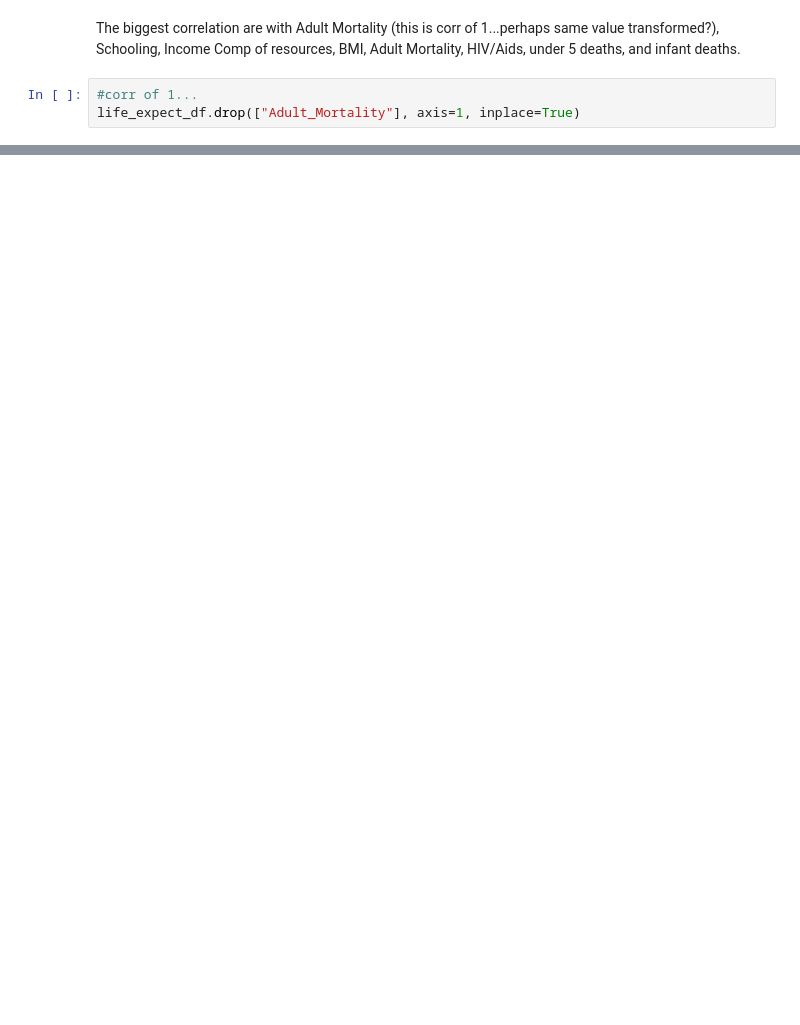
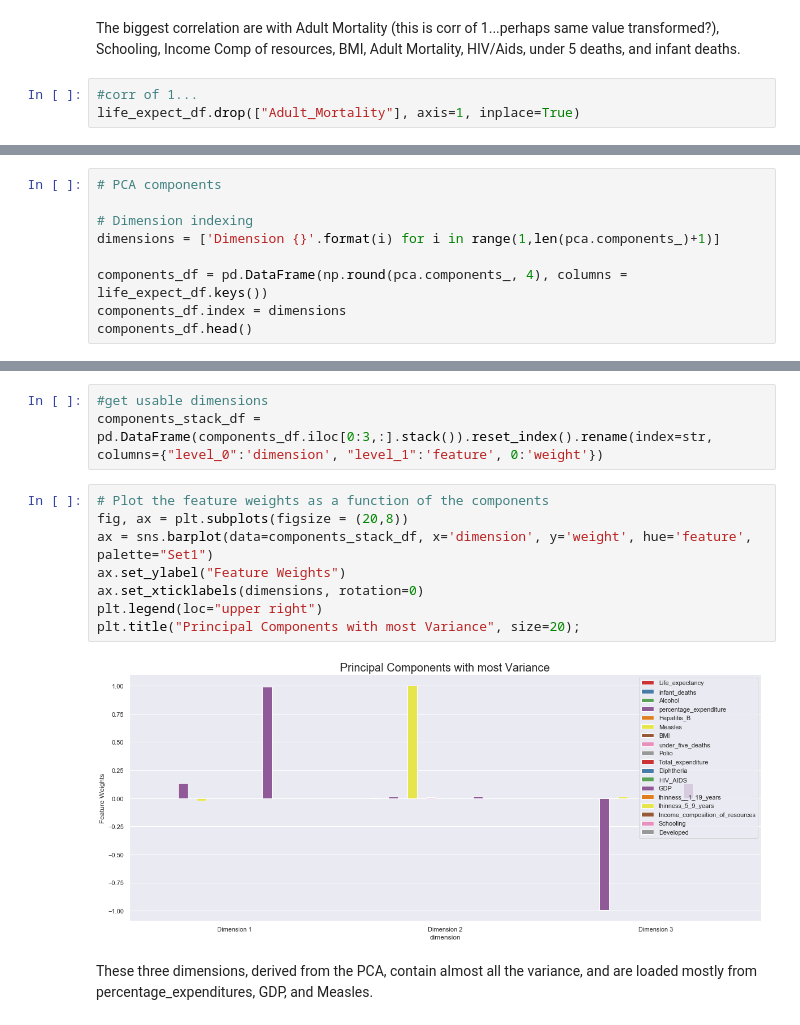
Before and after one commit to chrisoyer/thinkful_notes, a Jupyter notebook: Unit_2_supervised_learning/17.10_model_prep_challenge.ipynb, the cells around one changed output, grey strips where cells are left out. Drawn from its saved outputs; the diff is of its cells as text; blank space fills up the shorter version.

```diff
--- a/Unit_2_supervised_learning/17.10_model_prep_challenge.ipynb
+++ b/Unit_2_supervised_learning/17.10_model_prep_challenge.ipynb
@@ -343,0 +390,9 @@ life_expect_df.drop(["Adult_Mortality"], axis=1, inplace=True)
+# %%
+# PCA components
+
+# Dimension indexing
+dimensions = ['Dimension {}'.format(i) for i in range(1,len(pca.components_)+1)]
+
+components_df = pd.DataFrame(np.round(pca.components_, 4), columns = life_expect_df.keys())
+components_df.index = dimensions
+components_df.head()
@@ -343,0 +406,15 @@ life_expect_df.drop(["Adult_Mortality"], axis=1, inplace=True)
+# %%
+#get usable dimensions
+components_stack_df = pd.DataFrame(components_df.iloc[0:3,:].stack()).reset_index().rename(index=str, columns={"level_0":'dimension', "level_1":'feature', 0:'weight'})
+# %%
+# Plot the feature weights as a function of the components
+fig, ax = plt.subplots(figsize = (20,8))
+ax = sns.barplot(data=components_stack_df, x='dimension', y='weight', hue='feature', palette="Set1")
+ax.set_ylabel("Feature Weights")
+ax.set_xticklabels(dimensions, rotation=0)
+plt.legend(loc="upper right")
+plt.title("Principal Components with most Variance", size=20);
+# %% [output]
+[figure, added]
+# %% [markdown]
+These three dimensions, derived from the PCA, contain almost all the variance, and are loaded mostly from percentage_expenditures, GDP, and Measles.
```
Also changed, not shown: parts of 21 cells of this notebook.
